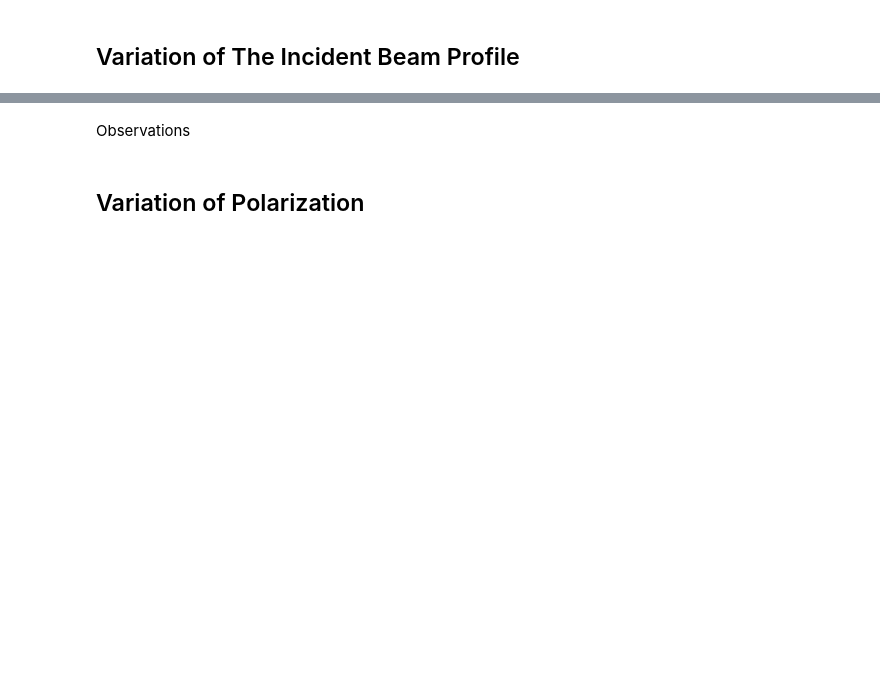
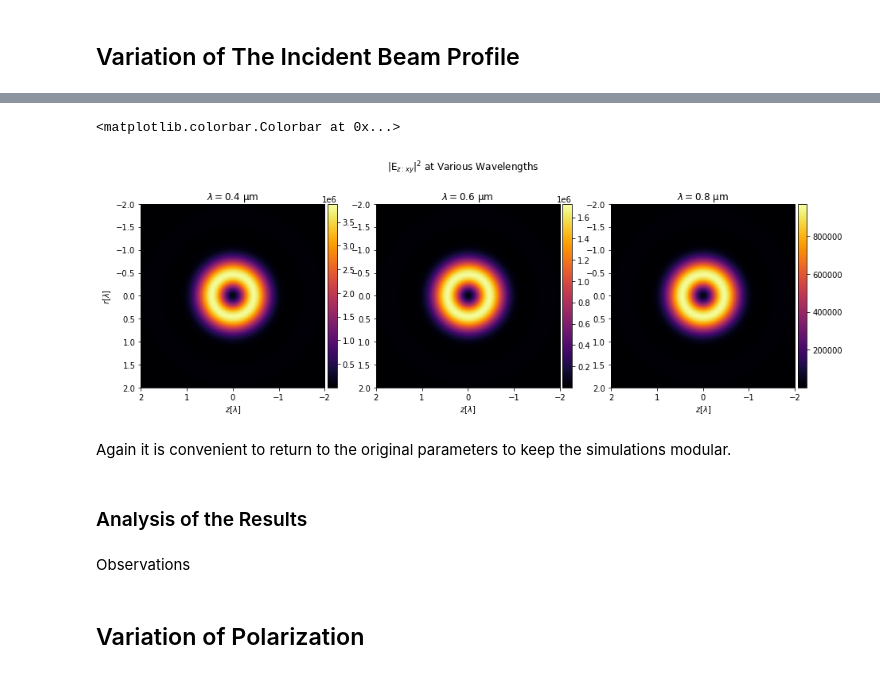
Before and after one commit to fizixmastr/Numerical-Analysis-of-Vector-Fields-in-a-High-N.A.-Lens, a Jupyter notebook: Simulation and Analysis of Fields in a High Numerical Aperture Lens.ipynb, the cells around one changed output, grey strips where cells are left out. Drawn from its saved outputs; the diff is of its cells as text; code cells hidden in the pictures; blank space fills up the shorter version.

```diff
--- a/Simulation and Analysis of Fields in a High Numerical Aperture Lens.ipynb
+++ b/Simulation and Analysis of Fields in a High Numerical Aperture Lens.ipynb
@@ -85,0 +48,3 @@ def get_continuous_cmap(hex_list, float_list=None):
+# %%
+w = f*sin(θ_max) #radius of the beam waist
+P = lambda θ: exp(-(f*sin(θ)/w)**2) # Gaussian beam, LG00 mode
@@ -391,0 +395,62 @@ plt.show()
+# %%
+Wavelengths = np.linspace(0.4, 0.8, 11)
+WavResults = np.empty([11,12])
+# %%
+#Adding this again here helps in allowing the notebook sections to be more independent
+E_r = np.empty((res, res), dtype = complex)
+E_φ = np.empty((res, res), dtype = complex)
+E_z = np.empty((res, res), dtype = complex)
+
+for i in range(len(Wavelengths)):
+    λ = Wavelengths[i] # The i-th wavelength is selected
+    k = 2*π/λ*n # A new wave number must be calculated
+    A = π*f*l_0/λ # The wavelength is also part of the leading coeficient
+    z=0
+
+    #Of course as the coordinate system uses units of wavelength it must be adjusted as well
+    xArray = np.linspace(-2, 2, res)*λ
+    yArray = np.linspace(-2, 2, res)*λ
+    rArray = np.linspace(-4, 4, res)*λ
+    zArray = np.linspace(-4, 4, res)*λ
+
+    for l in range(len(xArray)):
+        for m in range(len(yArray)):
+            r = sqrt(xArray[l]**2+yArray[m]**2)
+            E_r[l,m] = 2*A*cos(𝜑_0)*quadpy.quad(lambda t: I_r(t,r,z), 0, θ_max)[0]
+            E_φ[l,m] = 2j*A*cos(𝜑_0)*quadpy.quad(lambda t: I_φ(t,r,z), 0, θ_max)[0]
+            E_z[l,m] = 2*A*sin(𝜑_0)*quadpy.quad(lambda t: I_z(t,r,z), 0, θ_max)[0]
+
+    WavResults[i,1] = np.max(abs(E_r)**2)
+    WavResults[i,2] = np.max(abs(E_φ)**2)
+    WavResults[i,3] = np.max(abs(E_z)**2)
+#    WavResults[i,7] = np.average(abs(E_r)**2)
+#    WavResults[i,8] = np.average(abs(E_φ)**2)
+#    WavResults[i,9] = np.average(abs(E_z)**2)
+
+    for l in range(len(rArray)):
+        for m in range(len(zArray)):
+            r = rArray[l]
+            z = zArray[m]
+            E_r[l,m] = 2*A*cos(𝜑_0)*quadpy.quad(lambda t: I_r(t,r,z), 0, θ_max)[0]
+            E_φ[l,m] = 2j*A*cos(𝜑_0)*quadpy.quad(lambda t: I_φ(t,r,z), 0, θ_max)[0]
+            E_z[l,m] = 2*A*sin(𝜑_0)*quadpy.quad(lambda t: I_z(t,r,z), 0, θ_max)[0]
+
+    WavResults[i,4] = np.max(abs(E_r)**2)
+    WavResults[i,5] = np.max(abs(E_φ)**2)
+    WavResults[i,6] = np.max(abs(E_z)**2)
+#    WavResults[i,10] = np.average(abs(E_r)**2)
+#    WavResults[i,11] = np.average(abs(E_φ)**2)
+#    WavResults[i,12] = np.average(abs(E_z)**2)
+
+interp = 'gaussian'
+color = 'inferno'
+
+x = xArray[0]/λ
+y = yArray[0]/λ
+r = rArray[0]/λ
+z = zArray[0]/λ
+# %% [output]
+<matplotlib.colorbar.Colorbar at 0x...>
+[figure, added]
+# %% [markdown]
+Again it is convenient to return to the original parameters to keep the simulations modular.
@@ -391,0 +462,2 @@ plt.show()
+# %% [markdown]
+### Analysis of the Results
```
Also changed, not shown: parts of 59 cells of this notebook.
